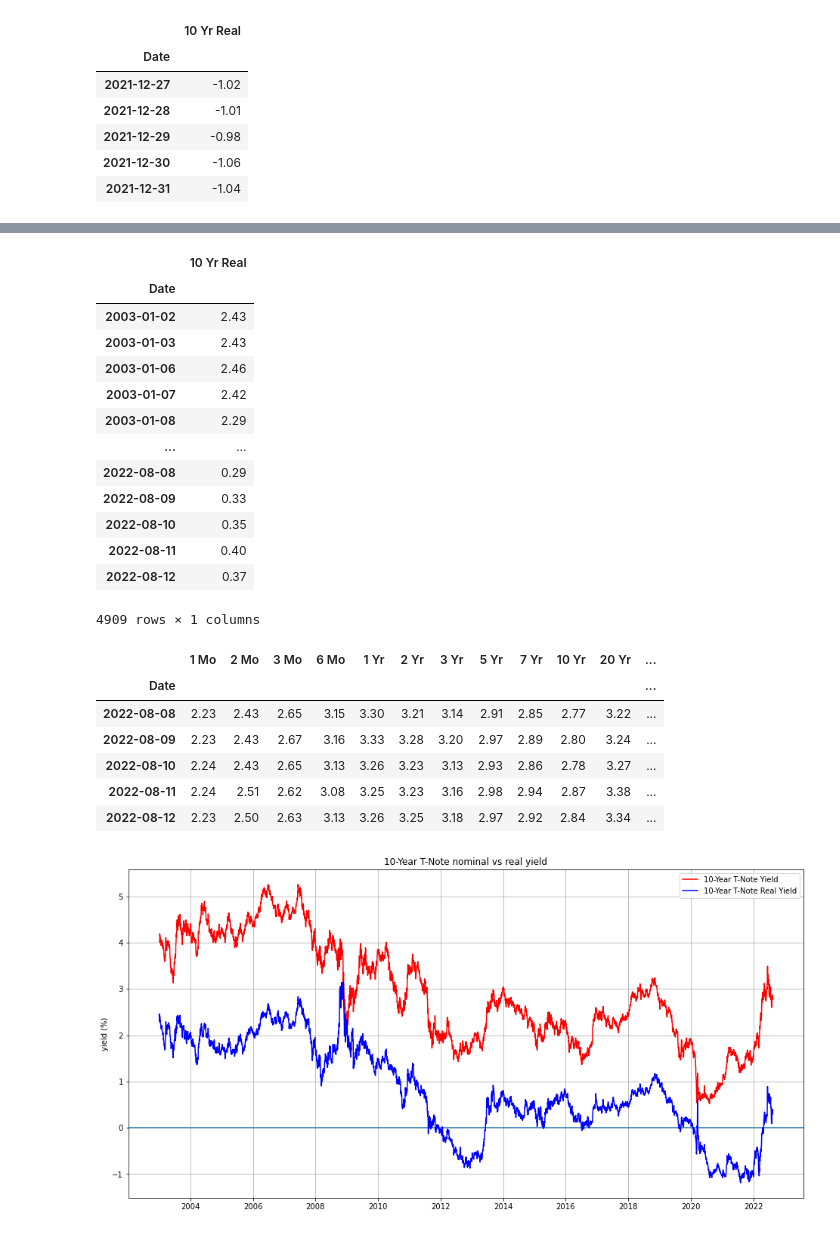
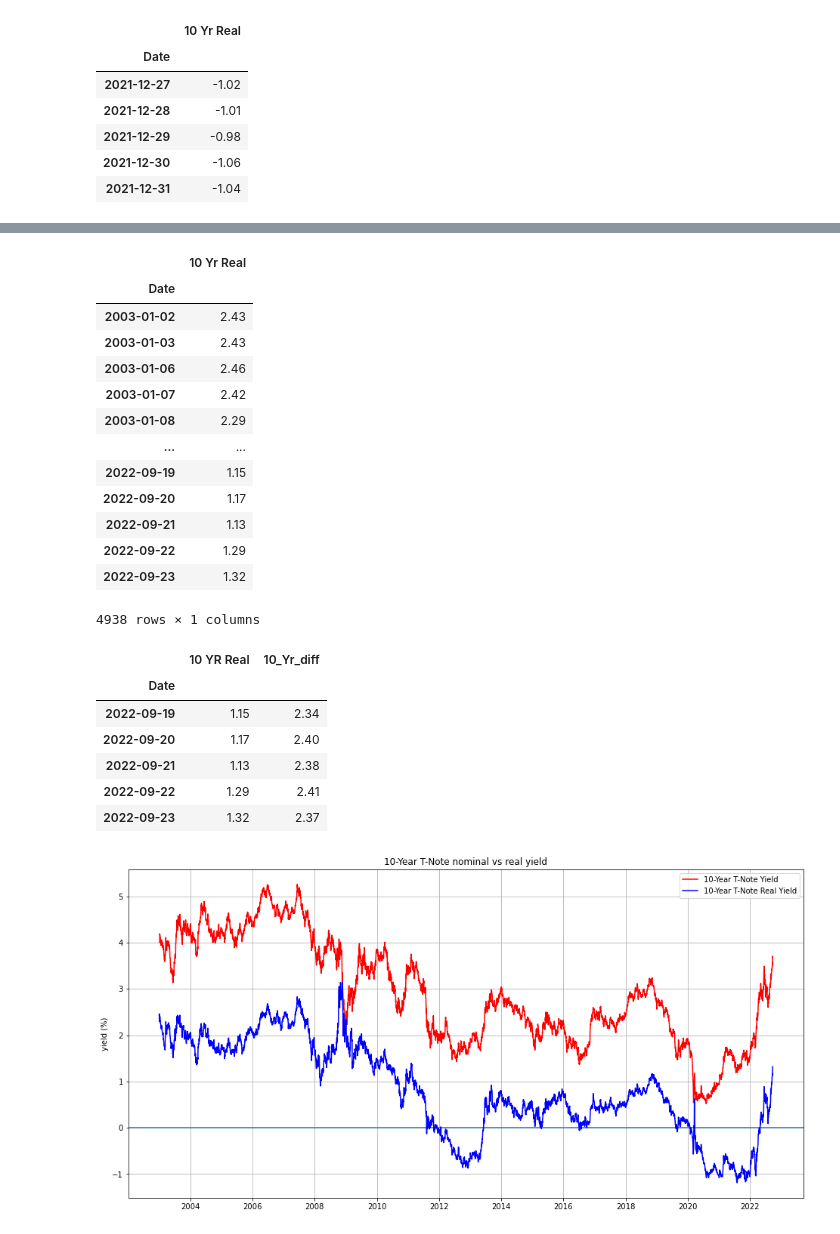
Before and after one commit to dbogatic/economic-indicators, a Jupyter notebook: yield_curve.ipynb, the cells around one changed output, grey strips where cells are left out. Cells and saved outputs as stored; diff of their text form; code cells hidden in the pictures.

```diff
--- a/yield_curve.ipynb
+++ b/yield_curve.ipynb
@@ -49,0 +38,11 @@ yield_data_2022.tail()
+# %%
+# Treasury yields for 2022 from US Department of Treasury website (updated daily)
+url = ("https://home.treasury.gov/resource-center/data-chart-center/interest-rates/TextView?type=daily_treasury_yield_curve&field_tdr_date_value=2022")
+req = Request(url, headers={'User-Agent': 'Mozilla/5.0'})
+webpage = urlopen(req).read()
+html = soup(webpage, "html.parser")
+yield_data_2022 = pd.read_html(str(html), attrs = {'class':'views-table views-view-table cols-20'})[0]
+yield_data_2022 = yield_data_2022.drop(yield_data_2022.columns[[1,2,3,4,5,6,7]],axis=1)
+yield_data_2022['Date'] = pd.to_datetime(yield_data_2022['Date'])
+yield_data_2022 = yield_data_2022.set_index('Date')
+yield_data_2022.tail()
@@ -183,0 +177,11 @@ yield_real_data_2022.tail()
+# %%
+# Real Constant Maturity Treasury yields for year 2022 from US Department of Treasury website (updated daily)
+url = ("https://home.treasury.gov/resource-center/data-chart-center/interest-rates/TextView?type=daily_treasury_real_yield_curve&field_tdr_date_value=2022")
+req = Request(url, headers={'User-Agent': 'Mozilla/5.0'})
+webpage = urlopen(req).read()
+html = soup(webpage, "html.parser")
+yield_real_data_2022 = pd.read_html(str(html), attrs = {'class':'views-table views-view-table cols-16'})[0]
+yield_real_data_2022 = yield_real_data_2022.drop(yield_real_data_2022.columns[[6,7,8,9,10,11,12,13,14,15]],axis=1)
+yield_real_data_2022['Date'] = pd.to_datetime(yield_real_data_2022['Date'])
+yield_real_data_2022 = yield_real_data_2022.set_index('Date').drop(columns=['5 YR','7 YR', '20 YR', '30 YR']).rename(columns={'10 YR':'10 Yr Real'})
+yield_real_data_2022.tail()
@@ -193,24 +205,25 @@ yield_real_data
 | 2003-01-07 | 2.42 |
 | 2003-01-08 | 2.29 |
 | ... | ... |
-| 2022-08-08 | 0.29 |
-| 2022-08-09 | 0.33 |
-| 2022-08-10 | 0.35 |
-| 2022-08-11 | 0.40 |
-| 2022-08-12 | 0.37 |
+| 2022-09-19 | 1.15 |
+| 2022-09-20 | 1.17 |
+| 2022-09-21 | 1.13 |
+| 2022-09-22 | 1.29 |
+| 2022-09-23 | 1.32 |
-4909 rows × 1 columns
+4938 rows × 1 columns
 # %%
+# Difference between nominal 10 year yield
 yield_data['10 YR Real'] = yield_real_data['10 Yr Real']
 yield_data['10_Yr_diff'] = yield_data['10 Yr'] - yield_data['10 YR Real']
-yield_data.tail()
+yield_data[['10 YR Real','10_Yr_diff']].tail()
 # %% [output]
-|  | 1 Mo | 2 Mo | 3 Mo | 6 Mo | 1 Yr | 2 Yr | 3 Yr | 5 Yr | 7 Yr | 10 Yr | 20 Yr | ... |
-| Date |  |  |  |  |  |  |  |  |  |  |  | ... |
-| 2022-08-08 | 2.23 | 2.43 | 2.65 | 3.15 | 3.30 | 3.21 | 3.14 | 2.91 | 2.85 | 2.77 | 3.22 | ... |
-| 2022-08-09 | 2.23 | 2.43 | 2.67 | 3.16 | 3.33 | 3.28 | 3.20 | 2.97 | 2.89 | 2.80 | 3.24 | ... |
-| 2022-08-10 | 2.24 | 2.43 | 2.65 | 3.13 | 3.26 | 3.23 | 3.13 | 2.93 | 2.86 | 2.78 | 3.27 | ... |
-| 2022-08-11 | 2.24 | 2.51 | 2.62 | 3.08 | 3.25 | 3.23 | 3.16 | 2.98 | 2.94 | 2.87 | 3.38 | ... |
-| 2022-08-12 | 2.23 | 2.50 | 2.63 | 3.13 | 3.26 | 3.25 | 3.18 | 2.97 | 2.92 | 2.84 | 3.34 | ... |
+|  | 10 YR Real | 10_Yr_diff |
+| Date |  |  |
+| 2022-09-19 | 1.15 | 2.34 |
+| 2022-09-20 | 1.17 | 2.40 |
+| 2022-09-21 | 1.13 | 2.38 |
+| 2022-09-22 | 1.29 | 2.41 |
+| 2022-09-23 | 1.32 | 2.37 |
 # %%
 # Plot 10-year Treasury yield vs real yield
 fig, ax = plt.subplots(figsize=(16,8))
@@ -227,7 +240,7 @@ ax.legend(loc='upper right')
 plt.title('10-Year T-Note nominal vs real yield')
 ax.xaxis.set_major_locator(mdates.YearLocator(2))
 # %% [output]
-[figure, old version]
+[figure, new version]
 # %%
 # Plot the difference between nominal and real 10-Year Tresury Yield
 fig, ax = plt.subplots(figsize=(16,8))
```
Also changed, not shown: parts of 14 cells of this notebook, 2 other files.
